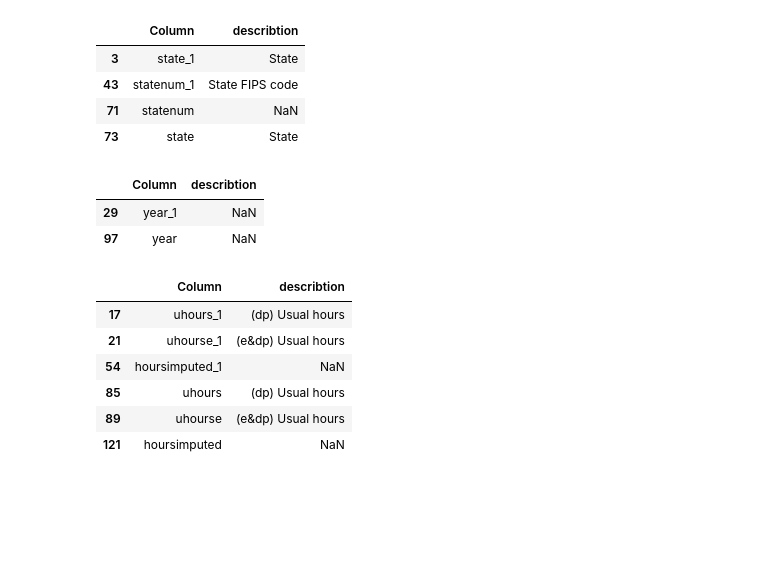
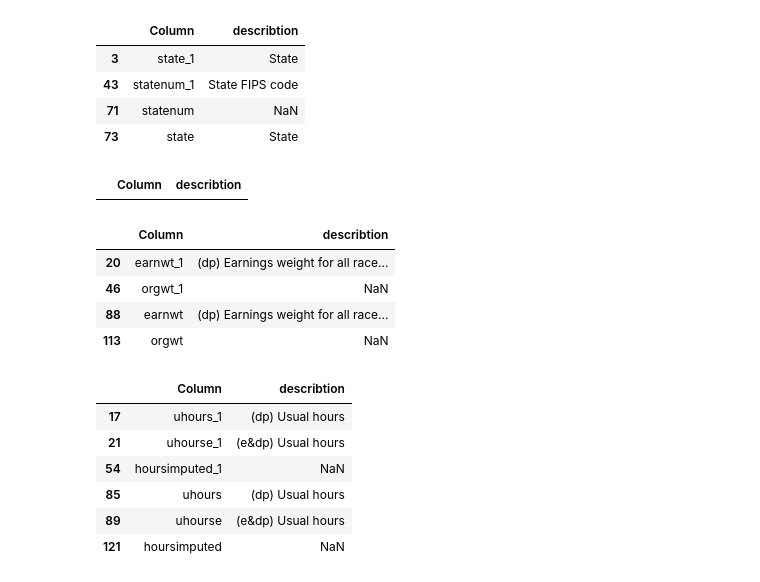
Before and after one commit to alexanderhxs/DiSCos, a Jupyter notebook: python/real_world_data.ipynb, the cells around one changed output. Cells and saved outputs as stored; diff of their text form; code cells hidden in the pictures; blank space fills up the shorter version.

```diff
--- a/python/real_world_data.ipynb
+++ b/python/real_world_data.ipynb
@@ -243,7 +306,7 @@ Name: unemprate, dtype: float64
 ## CPS Dataset
 # %%
 import openpyxl
-cps_metadata = pd.read_excel('../../datasets/matchedCPS_1979_2016_metadata.xlsx')
+cps_metadata = pd.read_excel('data/datasets/matchedCPS_1979_2016_metadata.xlsx')
 cps_metadata[cps_metadata['Column'].str.contains('state')]
 # %% [output]
 |  | Column | describtion |
@@ -252,11 +315,17 @@ cps_metadata[cps_metadata['Column'].str.contains('state')]
 | 71 | statenum | NaN |
 | 73 | state | State |
 # %%
-cps_metadata[cps_metadata['Column'].str.contains('year')]
+cps_metadata[cps_metadata['describtion'].str.contains('wt')]
 # %% [output]
 |  | Column | describtion |
-| 29 | year_1 | NaN |
-| 97 | year | NaN |
+# %%
+cps_metadata[cps_metadata['Column'].str.contains('wt')]
+# %% [output]
+|  | Column | describtion |
+| 20 | earnwt_1 | (dp) Earnings weight for all race... |
+| 46 | orgwt_1 | NaN |
+| 88 | earnwt | (dp) Earnings weight for all race... |
+| 113 | orgwt | NaN |
 # %%
 cps_metadata[cps_metadata['Column'].str.contains('hour')]
 # %% [output]
```
Also changed, not shown: parts of 29 cells of this notebook, 15 other files.
